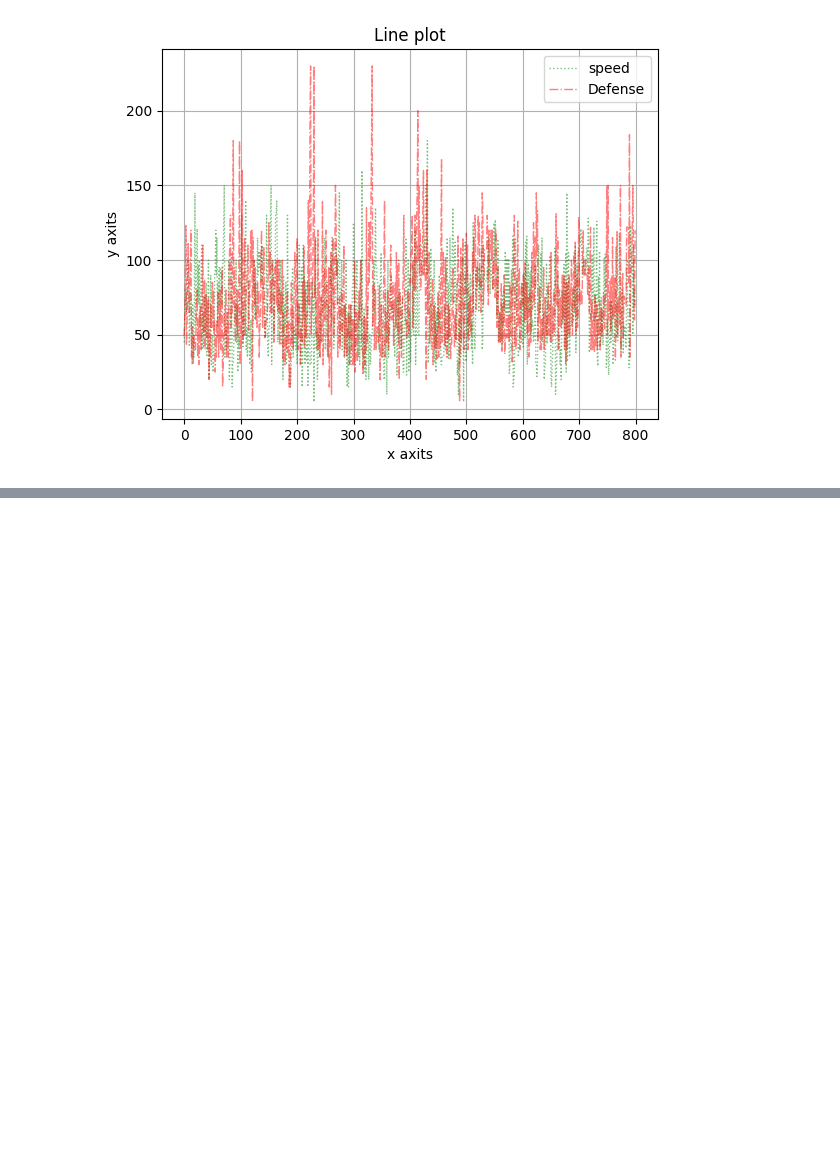
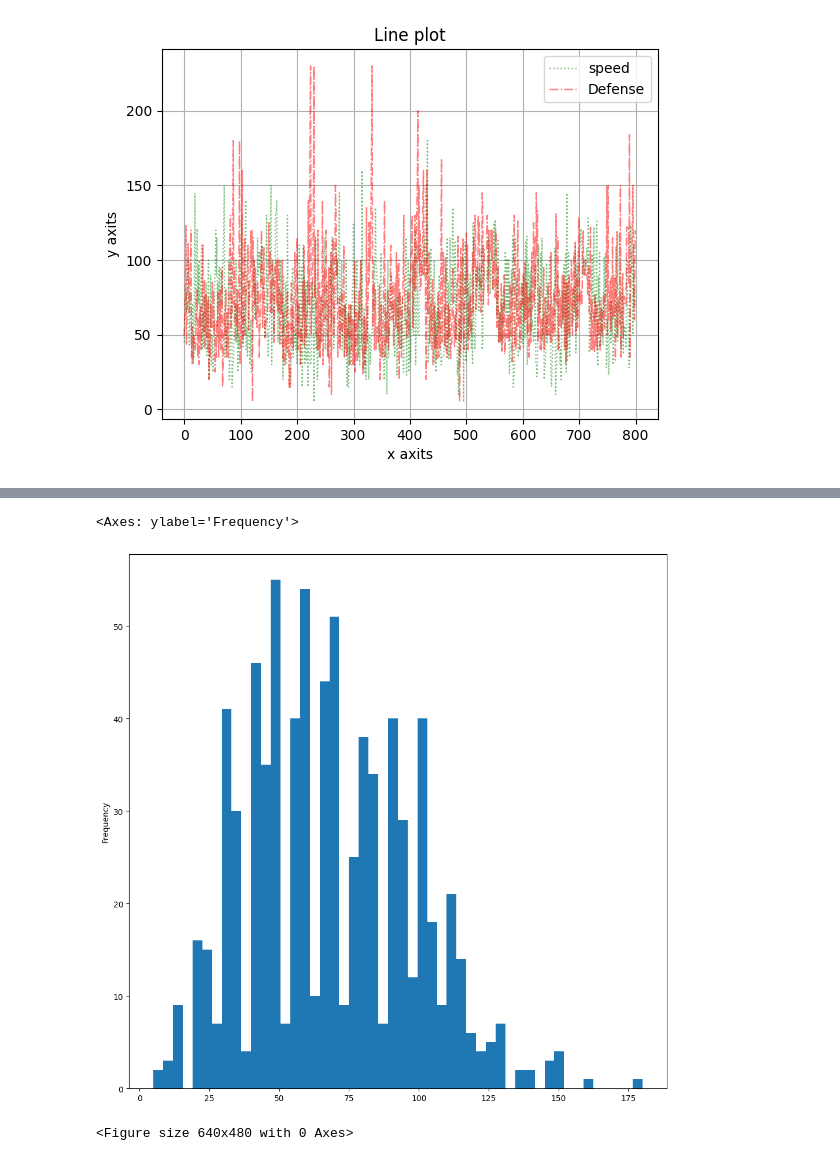
Before and after one commit to ducanh207bg-creator/tvducanh, a Jupyter notebook: Introduction_to_Python.ipynb, the cells around one changed output, grey strips where cells are left out. Saved outputs shown, nothing was run; the diff lists cells and outputs as text; code cells hidden in the pictures; blank space fills up the shorter version.

```diff
--- a/Introduction_to_Python.ipynb
+++ b/Introduction_to_Python.ipynb
@@ -85,0 +82,10 @@ Text(0.5, 1.0, 'Line plot')
+# %%
+data.Speed.plot(kind='hist', bins=50, figsize=(12, 12))
+# %% [output]
+<Axes: ylabel='Frequency'>
+[figure, added]
+# %%
+data.Speed.plot(kind='hist', bins=50)
+plt.clf()
+# %% [output]
+<Figure size 640x480 with 0 Axes>
```
Also changed, not shown: parts of 2 cells of this notebook.
